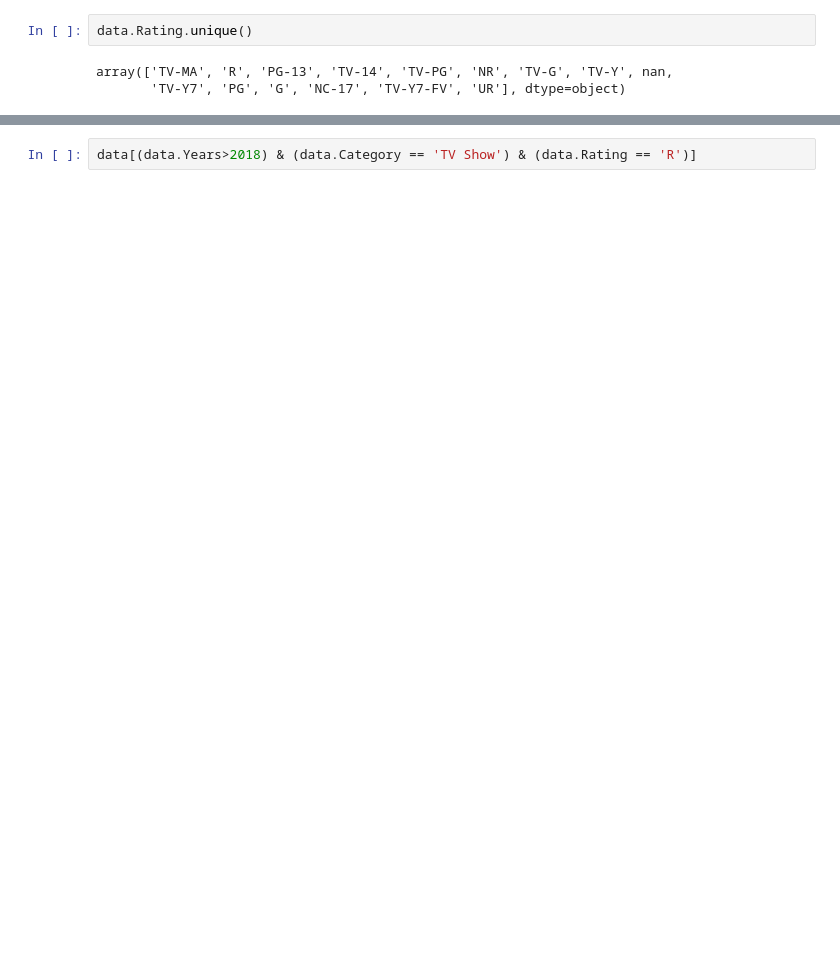
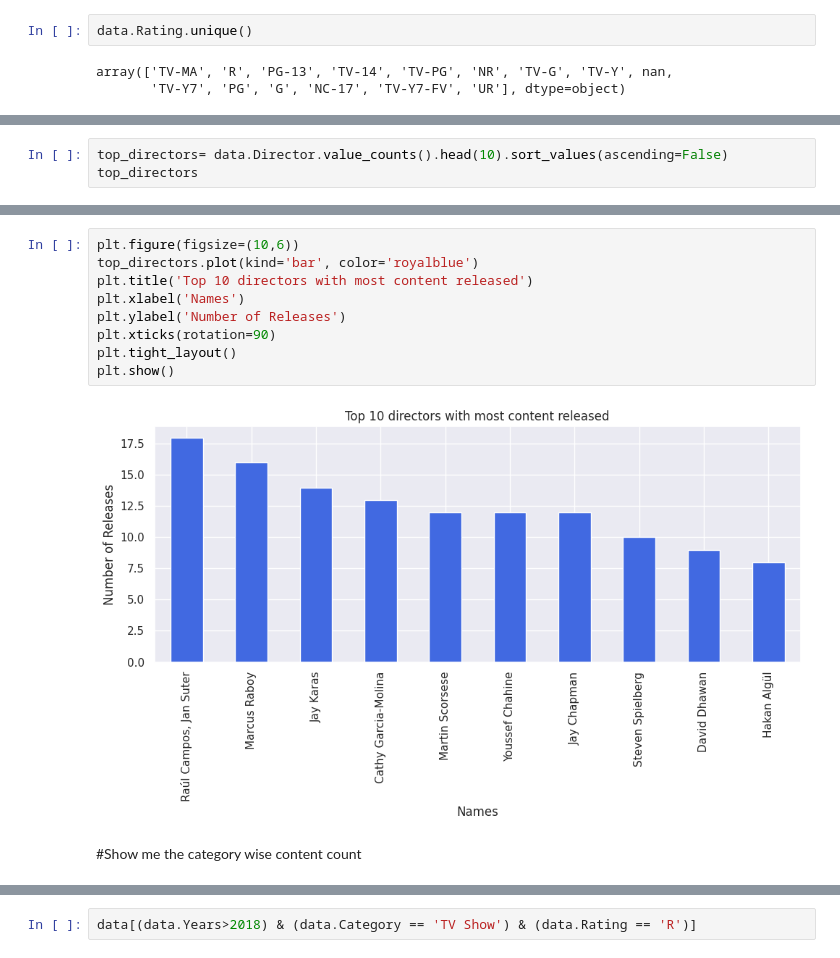
Before and after one commit to Divyam-Deep/Netflix-Analysis, a Jupyter notebook: Netflix.ipynb, the cells around one changed output, grey strips where cells are left out. Saved outputs shown, nothing was run; the diff lists cells and outputs as text; blank space fills up the shorter version.

```diff
--- a/Netflix.ipynb
+++ b/Netflix.ipynb
@@ -339,0 +327,3 @@ data.head(1)
+# %%
+top_directors= data.Director.value_counts().head(10).sort_values(ascending=False)
+top_directors
@@ -339,0 +344,13 @@ data.head(1)
+# %%
+plt.figure(figsize=(10,6))
+top_directors.plot(kind='bar', color='royalblue')
+plt.title('Top 10 directors with most content released')
+plt.xlabel('Names')
+plt.ylabel('Number of Releases')
+plt.xticks(rotation=90)
+plt.tight_layout()
+plt.show()
+# %% [output]
+[figure, added]
+# %% [markdown]
+#Show me the category wise content count
```
Also changed, not shown: parts of 48 cells of this notebook.
